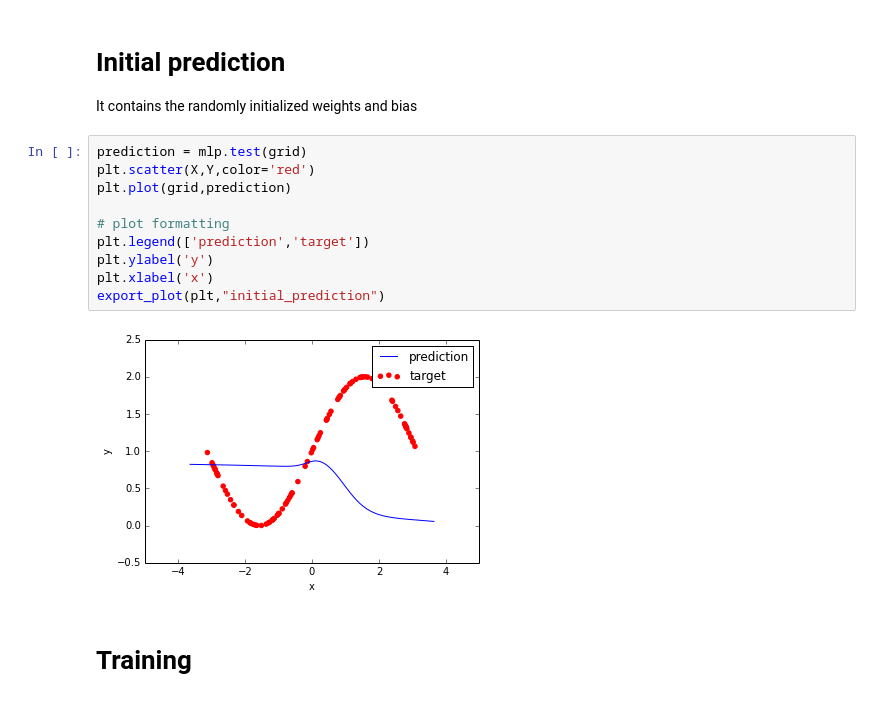
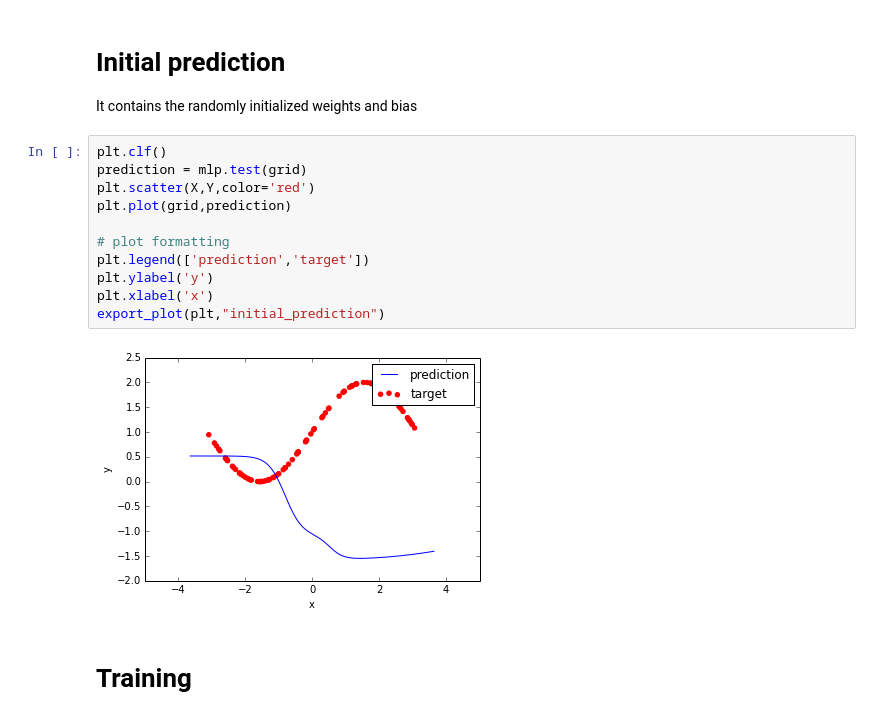
Before and after one commit to perellonieto/ann_notebooks, a Jupyter notebook: mlp_example/mlp_example.ipynb, the cells around one changed output. Cells and saved outputs as stored; diff of their text form.

Commit message:
Solved bug painting plots on top of old ones

```diff
--- a/mlp_example/mlp_example.ipynb
+++ b/mlp_example/mlp_example.ipynb
@@ -270,17 +270,18 @@ Initial prediction
 
 It contains the randomly initialized weights and bias
 # %%
+plt.clf()
 prediction = mlp.test(grid)
 plt.scatter(X,Y,color='red')
 plt.plot(grid,prediction)
 
 # plot formatting
 plt.legend(['prediction','target'])
 plt.ylabel('y')
 plt.xlabel('x')
 export_plot(plt,"initial_prediction")
 # %% [output]
-[figure, old version]
+[figure, new version]
 # %% [markdown]
 Training
 ========
```
Also changed, not shown: parts of 6 cells of this notebook, 2 other files.
